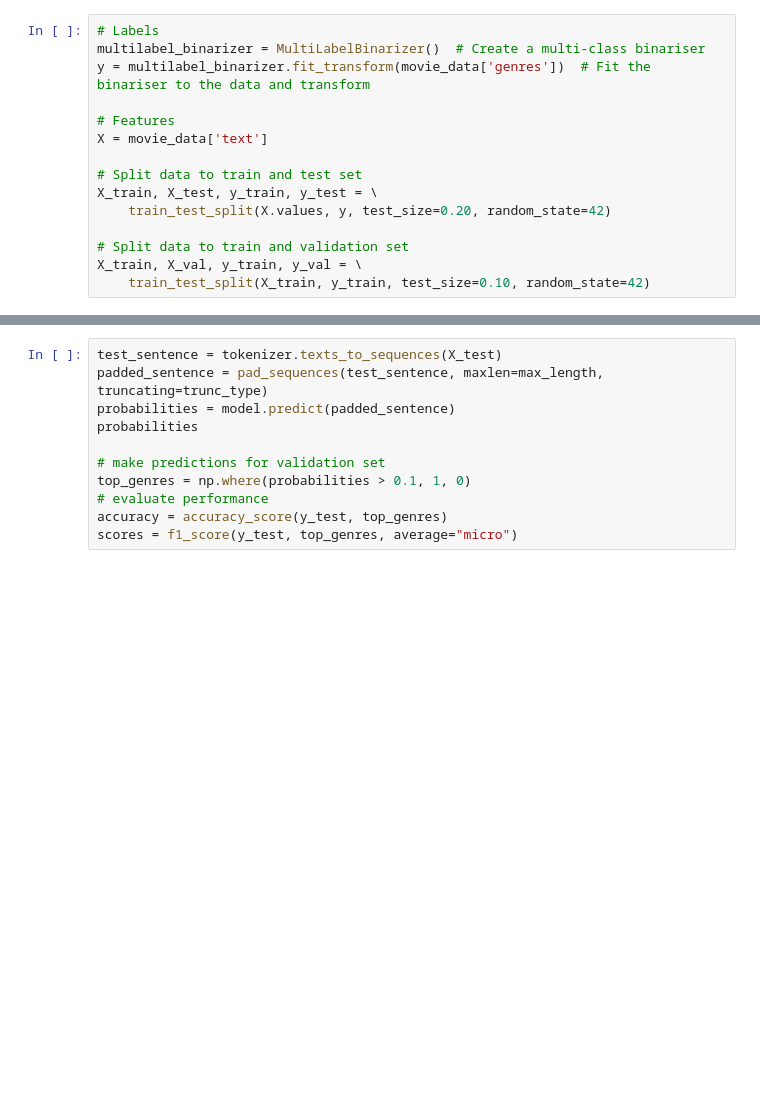
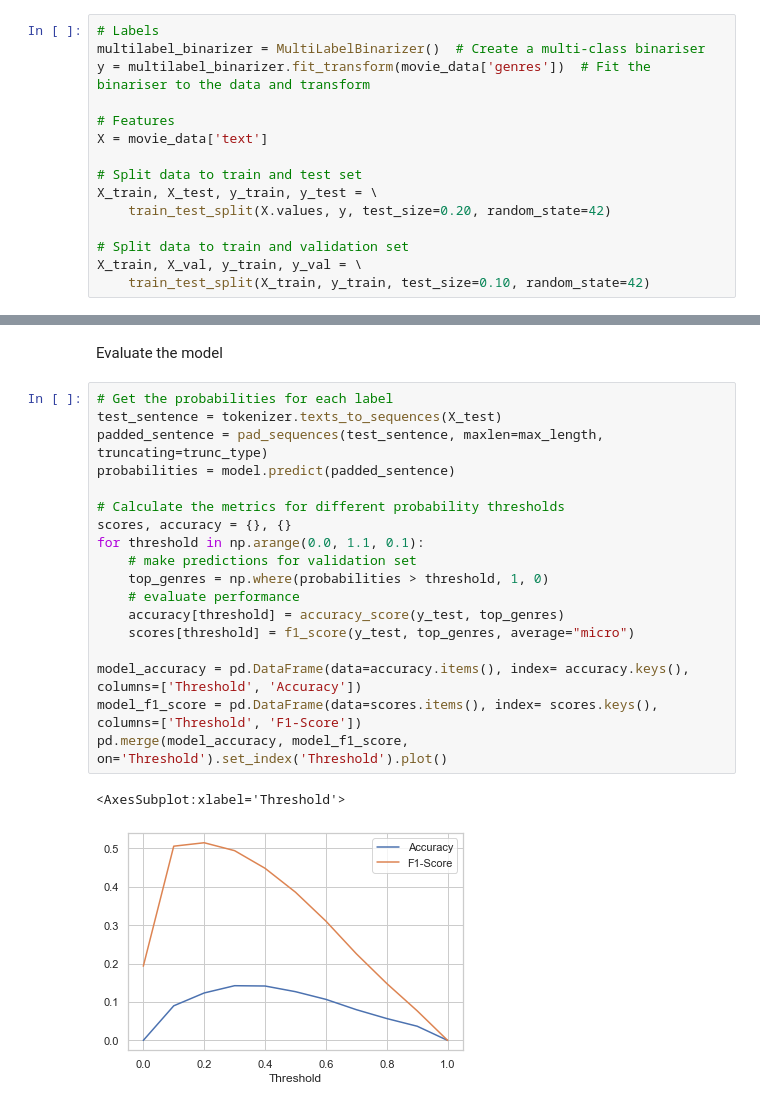
Before and after one commit to alexandrosanat/movie-genre-prediction, a Jupyter notebook: model_training.ipynb, the cells around one changed output, grey strips where cells are left out. Cells and saved outputs as stored; diff of their text form; blank space fills up the shorter version.

```diff
--- a/model_training.ipynb
+++ b/model_training.ipynb
@@ -506,14 +490,26 @@ array([[0, 0, 0, 1, 0, 0, 1, 0, 1, 0, 0, 1, 0, 0, 0, 0, 0, 0, 0, 0]])
+# %% [markdown]
+Evaluate the model
 # %%
+# Get the probabilities for each label
 test_sentence = tokenizer.texts_to_sequences(X_test)
 padded_sentence = pad_sequences(test_sentence, maxlen=max_length, truncating=trunc_type)
 probabilities = model.predict(padded_sentence)
-probabilities
 
-# make predictions for validation set
-top_genres = np.where(probabilities > 0.1, 1, 0)
-# evaluate performance
-accuracy = accuracy_score(y_test, top_genres)
-scores = f1_score(y_test, top_genres, average="micro")
+# Calculate the metrics for different probability thresholds
+scores, accuracy = {}, {}
+for threshold in np.arange(0.0, 1.1, 0.1):
+    # make predictions for validation set
+    top_genres = np.where(probabilities > threshold, 1, 0)
+    # evaluate performance
+    accuracy[threshold] = accuracy_score(y_test, top_genres)
+    scores[threshold] = f1_score(y_test, top_genres, average="micro")
+
+model_accuracy = pd.DataFrame(data=accuracy.items(), index= accuracy.keys(), columns=['Threshold', 'Accuracy'])
+model_f1_score = pd.DataFrame(data=scores.items(), index= scores.keys(), columns=['Threshold', 'F1-Score'])
+pd.merge(model_accuracy, model_f1_score, on='Threshold').set_index('Threshold').plot()
+# %% [output]
+<AxesSubplot:xlabel='Threshold'>
+[figure, added]
 # %%
 for title, description in example_movies.items():
 
```
Also changed, not shown: parts of 24 cells of this notebook, 2 other files.
